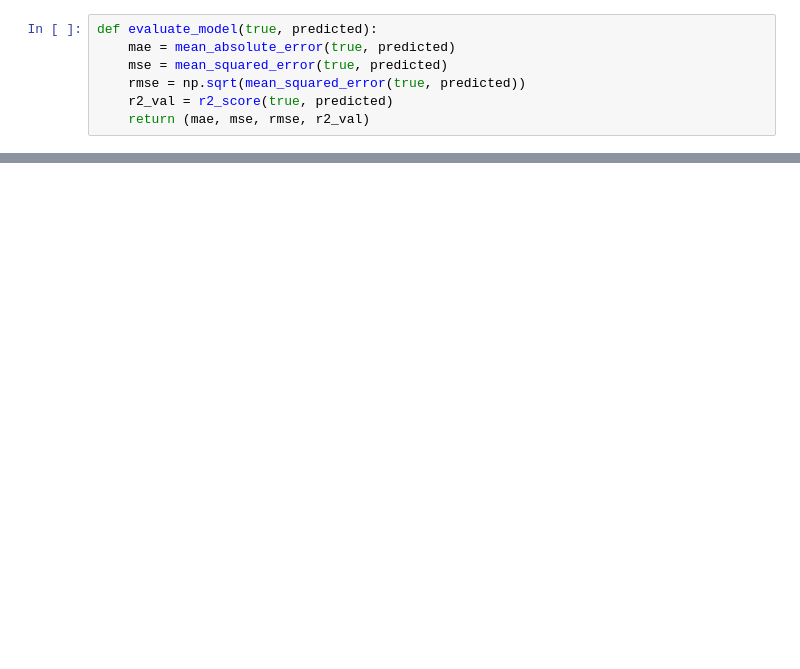
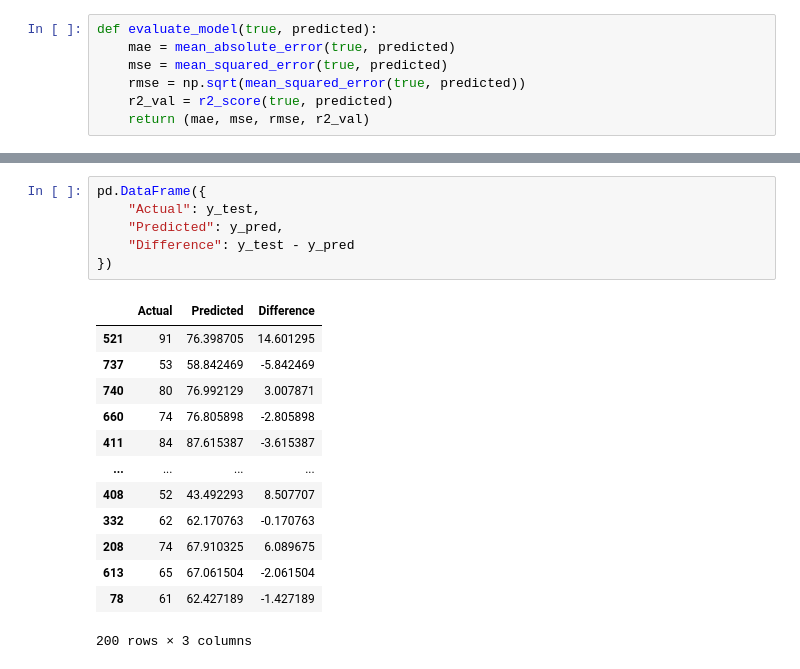
Before and after one commit to LILCOOTS/End-To-End_ML_Project, a Jupyter notebook: notebooks/Model_training.ipynb, the cells around one changed output, grey strips where cells are left out. Saved outputs shown, nothing was run; the diff lists cells and outputs as text; blank space fills up the shorter version.

```diff
--- a/notebooks/Model_training.ipynb
+++ b/notebooks/Model_training.ipynb
@@ -133,0 +170,20 @@ ValueError: Expected a 2-dimensional container but got <class 'pandas.core.serie
+# %%
+pd.DataFrame({
+    "Actual": y_test,
+    "Predicted": y_pred,
+    "Difference": y_test - y_pred
+})
+# %% [output]
+|  | Actual | Predicted | Difference |
+| 521 | 91 | 76.398705 | 14.601295 |
+| 737 | 53 | 58.842469 | -5.842469 |
+| 740 | 80 | 76.992129 | 3.007871 |
+| 660 | 74 | 76.805898 | -2.805898 |
+| 411 | 84 | 87.615387 | -3.615387 |
+| ... | ... | ... | ... |
+| 408 | 52 | 43.492293 | 8.507707 |
+| 332 | 62 | 62.170763 | -0.170763 |
+| 208 | 74 | 67.910325 | 6.089675 |
+| 613 | 65 | 67.061504 | -2.061504 |
+| 78 | 61 | 62.427189 | -1.427189 |
+200 rows × 3 columns
```
Also changed, not shown: parts of 10 cells of this notebook, 3 other files.
